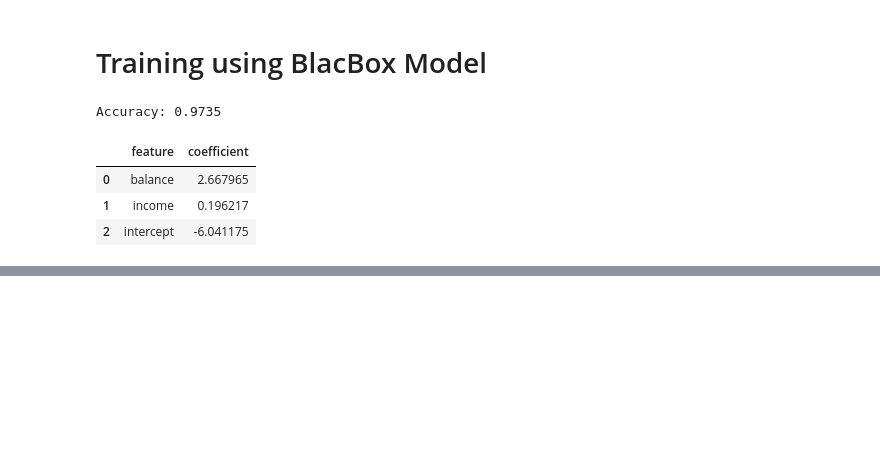
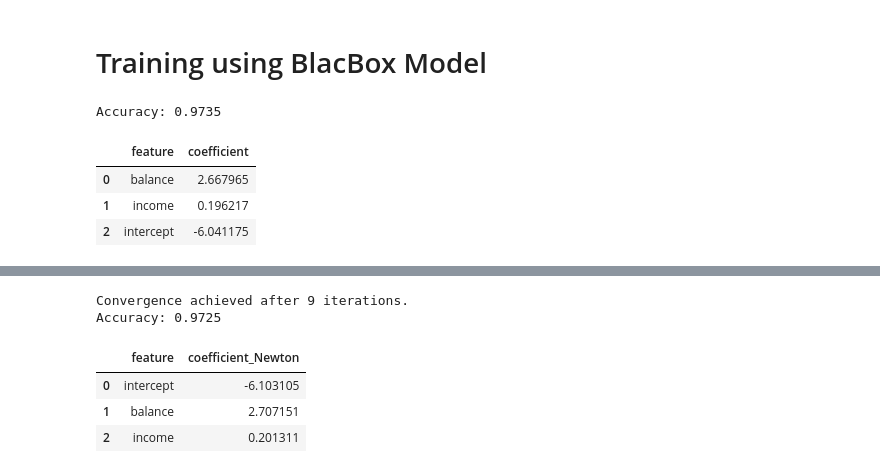
Before and after one commit to krishangupta33/Unboxing-Black-Box-ML-Models, a Jupyter notebook: HW5/HW5.ipynb, the cells around one changed output, grey strips where cells are left out. Cells and saved outputs as stored; diff of their text form; code cells hidden in the pictures; blank space fills up the shorter version.

```diff
--- a/HW5/HW5.ipynb
+++ b/HW5/HW5.ipynb
@@ -171,0 +154,46 @@ final_theta
+# %%
+# Add a column of ones to X_train and X_test to account for the intercept term
+X_train_with_intercept = np.hstack((np.ones((X_train.shape[0], 1)), X_train))
+X_test_with_intercept = np.hstack((np.ones((X_test.shape[0], 1)), X_test))
+
+# Modify the Newton's method function to work with the updated data
+def newtons_method_logistic_regression(X, y, theta, num_iters=10, tol=1e-5):
+    for i in range(num_iters):
+        gradient, hessian = compute_gradient_and_hessian(X, y, theta)
+
+        # Update rule for theta
+        theta_update = np.linalg.inv(hessian) @ gradient
+
+        if np.linalg.norm(theta_update) < tol:
+            print(f"Convergence achieved after {i+1} iterations.")
+            break
+
+        theta -= theta_update
+
+    return theta
+
+# Initialize theta with zeros for the augmented feature vector (including the intercept term)
+theta = np.zeros(X_train_with_intercept.shape[1])
+
+# Train the logistic regression model using Newton's method with the intercept included
+theta = newtons_method_logistic_regression(X_train_with_intercept, y_train, theta)
+
+# Make predictions using the updated model
+y_pred = sigmoid(X_test_with_intercept @ theta) >= 0.5
+print("Accuracy:", accuracy_score(y_test, y_pred))
+
+# Prepare the coefficients DataFrame, including the intercept
+feature_names = ['intercept'] + list(X.columns)  # Adjust this if 'X' is not available in your context
+coef_df = pd.DataFrame({
+    'feature': feature_names,
+    'coefficient_Newton': theta
+})
+
+coef_df
+# %% [output]
+Convergence achieved after 9 iterations.
+Accuracy: 0.9725
+|  | feature | coefficient_Newton |
+| 0 | intercept | -6.103105 |
+| 1 | balance | 2.707151 |
+| 2 | income | 0.201311 |
```
Also changed, not shown: parts of 13 cells of this notebook.
